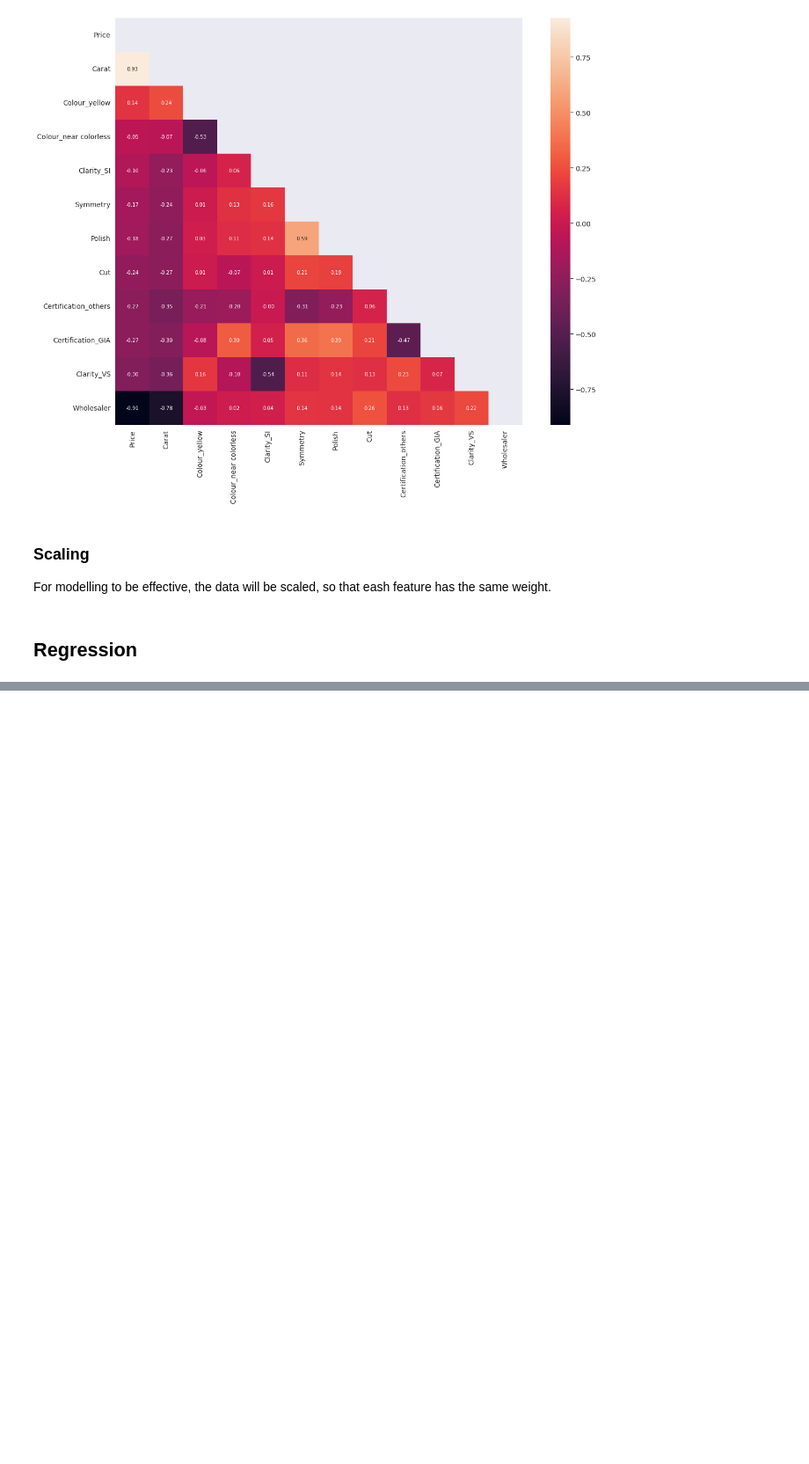
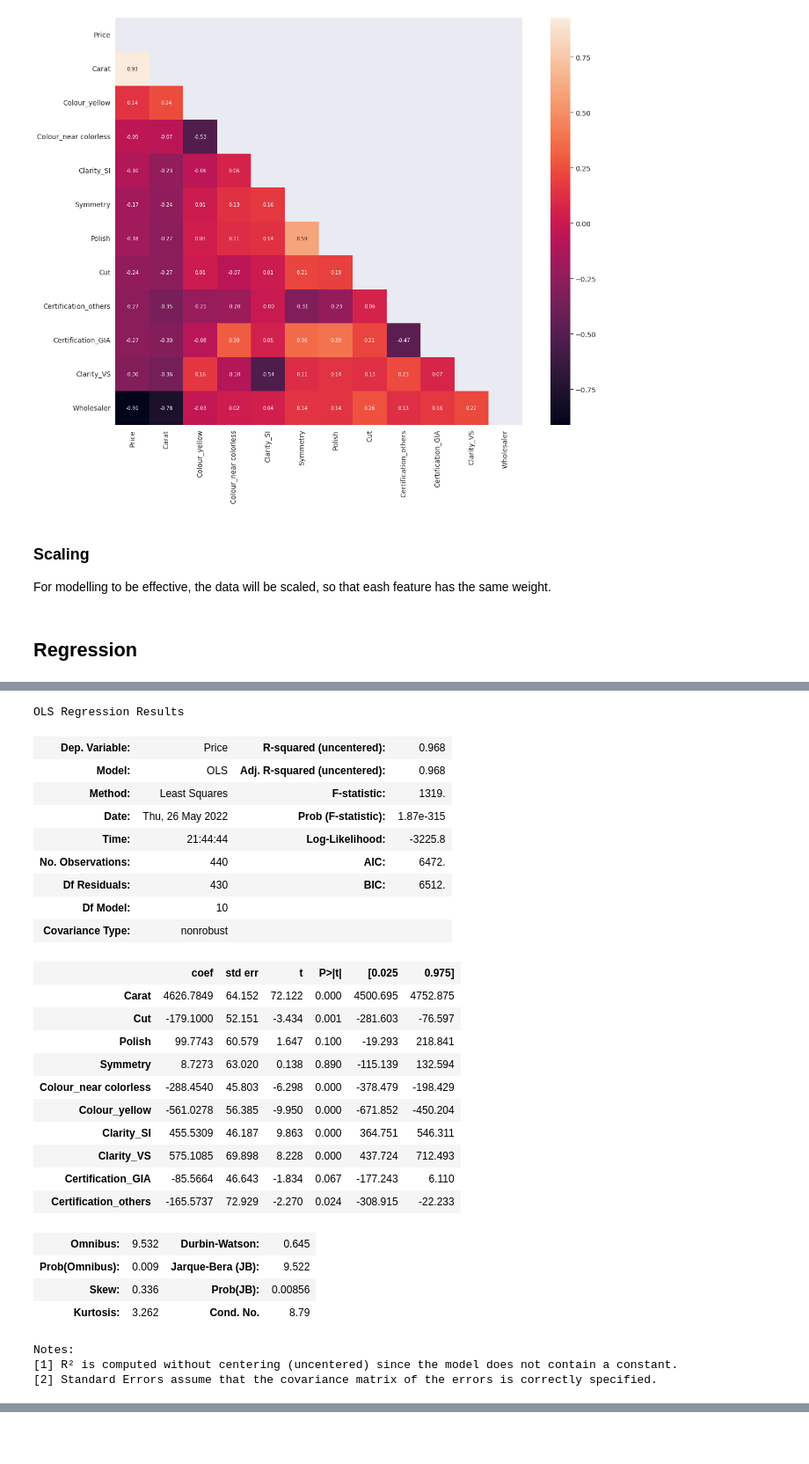
Before and after one commit to komus/business_analytics, a Jupyter notebook: regression/assignmenta01.ipynb, the cells around one changed output, grey strips where cells are left out. Shown at 88% size. Saved outputs shown, nothing was run; the diff lists cells and outputs as text; code cells hidden in the pictures; blank space fills up the shorter version.

```diff
--- a/regression/assignmenta01.ipynb
+++ b/regression/assignmenta01.ipynb
@@ -363,0 +416,3 @@ features = scalar.transform(features)
+# %%
+rfe.fit(features, target)
+rfe.ranking_
@@ -363,0 +478,35 @@ features = scalar.transform(features)
+# %%
+features_const = sm.add_constant(features)
+model_ols = sm.OLS(target, features)
+rst = model_ols.fit()
+# %%
+rst.summary()
+# %% [output]
+OLS Regression Results
+| Dep. Variable: | Price | R-squared (uncentered): | 0.968 |
+| Model: | OLS | Adj. R-squared (uncentered): | 0.968 |
+| Method: | Least Squares | F-statistic: | 1319. |
+| Date: | Thu, 26 May 2022 | Prob (F-statistic): | 1.87e-315 |
+| Time: | 21:44:44 | Log-Likelihood: | -3225.8 |
+| No. Observations: | 440 | AIC: | 6472. |
+| Df Residuals: | 430 | BIC: | 6512. |
+| Df Model: | 10 |  |  |
+| Covariance Type: | nonrobust |  |  |
+|  | coef | std err | t | P>|t| | [0.025 | 0.975] |
+| Carat | 4626.7849 | 64.152 | 72.122 | 0.000 | 4500.695 | 4752.875 |
+| Cut | -179.1000 | 52.151 | -3.434 | 0.001 | -281.603 | -76.597 |
+| Polish | 99.7743 | 60.579 | 1.647 | 0.100 | -19.293 | 218.841 |
+| Symmetry | 8.7273 | 63.020 | 0.138 | 0.890 | -115.139 | 132.594 |
+| Colour_near colorless | -288.4540 | 45.803 | -6.298 | 0.000 | -378.479 | -198.429 |
+| Colour_yellow | -561.0278 | 56.385 | -9.950 | 0.000 | -671.852 | -450.204 |
+| Clarity_SI | 455.5309 | 46.187 | 9.863 | 0.000 | 364.751 | 546.311 |
+| Clarity_VS | 575.1085 | 69.898 | 8.228 | 0.000 | 437.724 | 712.493 |
+| Certification_GIA | -85.5664 | 46.643 | -1.834 | 0.067 | -177.243 | 6.110 |
+| Certification_others | -165.5737 | 72.929 | -2.270 | 0.024 | -308.915 | -22.233 |
+| Omnibus: | 9.532 | Durbin-Watson: | 0.645 |
+| Prob(Omnibus): | 0.009 | Jarque-Bera (JB): | 9.522 |
+| Skew: | 0.336 | Prob(JB): | 0.00856 |
+| Kurtosis: | 3.262 | Cond. No. | 8.79 |
+Notes:
+[1] R² is computed without centering (uncentered) since the model does not contain a constant.
+[2] Standard Errors assume that the covariance matrix of the errors is correctly specified.
```
Also changed, not shown: parts of 33 cells of this notebook, 1 other file.
